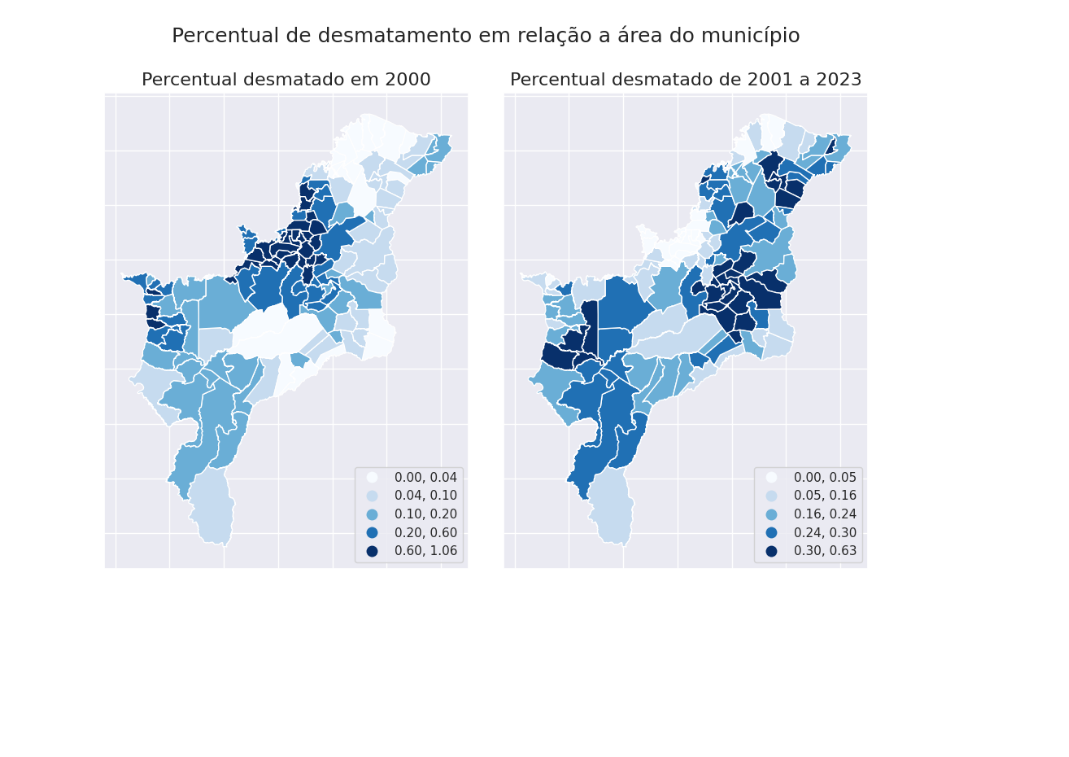
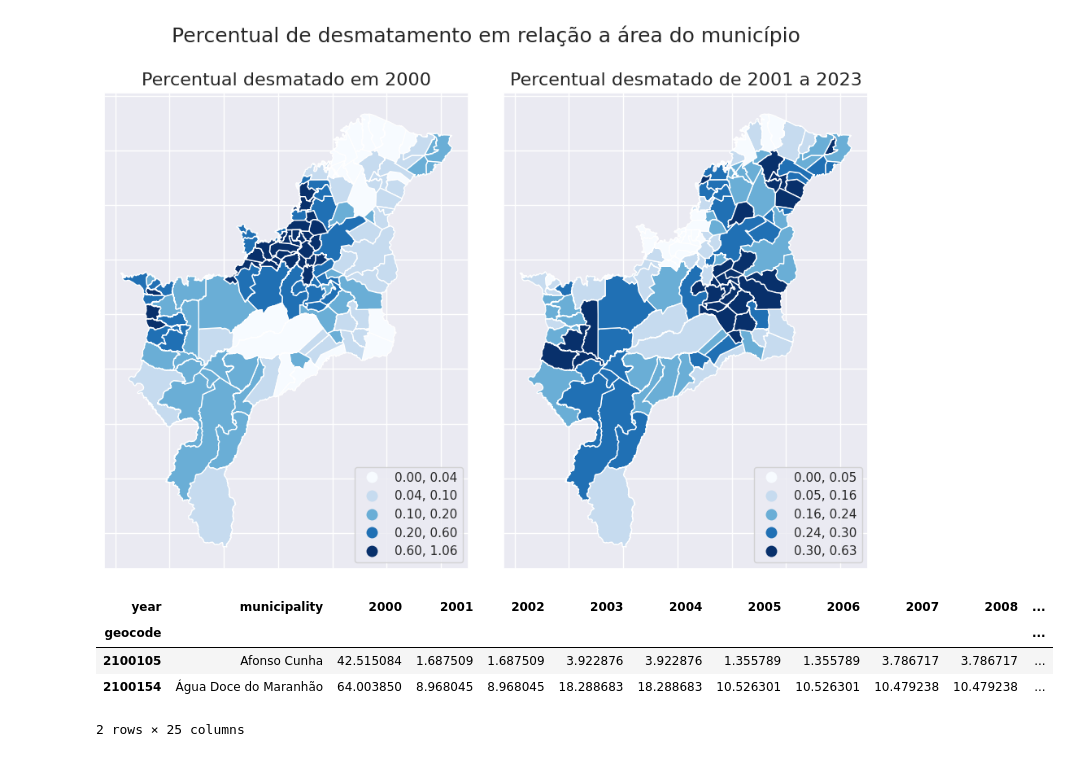
Before and after one commit to LambdaGeo/analise_cerrado_ma, a Jupyter notebook: analise_municipios.ipynb, the cells around one changed output. Drawn from its saved outputs; the diff is of its cells as text; code cells hidden in the pictures; blank space fills up the shorter version.

```diff
--- a/analise_municipios.ipynb
+++ b/analise_municipios.ipynb
@@ -2514,3 +2514,11 @@ fig.suptitle('Percentual de desmatamento em relação a área do município', fo
 plt.tight_layout(rect=[0, 0, 1, 0.95])
 # %% [output]
 [figure]
+# %%
+df_por_mun.head(2)
+# %% [output]
+| year | municipality | 2000 | 2001 | 2002 | 2003 | 2004 | 2005 | 2006 | 2007 | 2008 | ... |
+| geocode |  |  |  |  |  |  |  |  |  |  | ... |
+| 2100105 | Afonso Cunha | 42.515084 | 1.687509 | 1.687509 | 3.922876 | 3.922876 | 1.355789 | 1.355789 | 3.786717 | 3.786717 | ... |
+| 2100154 | Água Doce do Maranhão | 64.003850 | 8.968045 | 8.968045 | 18.288683 | 18.288683 | 10.526301 | 10.526301 | 10.479238 | 10.479238 | ... |
+2 rows × 25 columns
```
Also changed, not shown: parts of 14 cells of this notebook.
